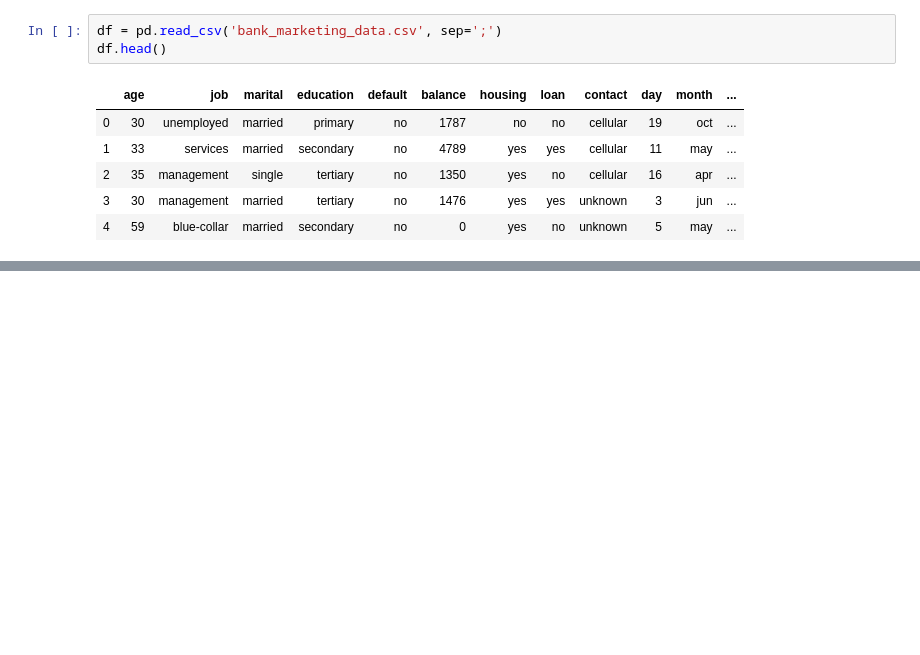
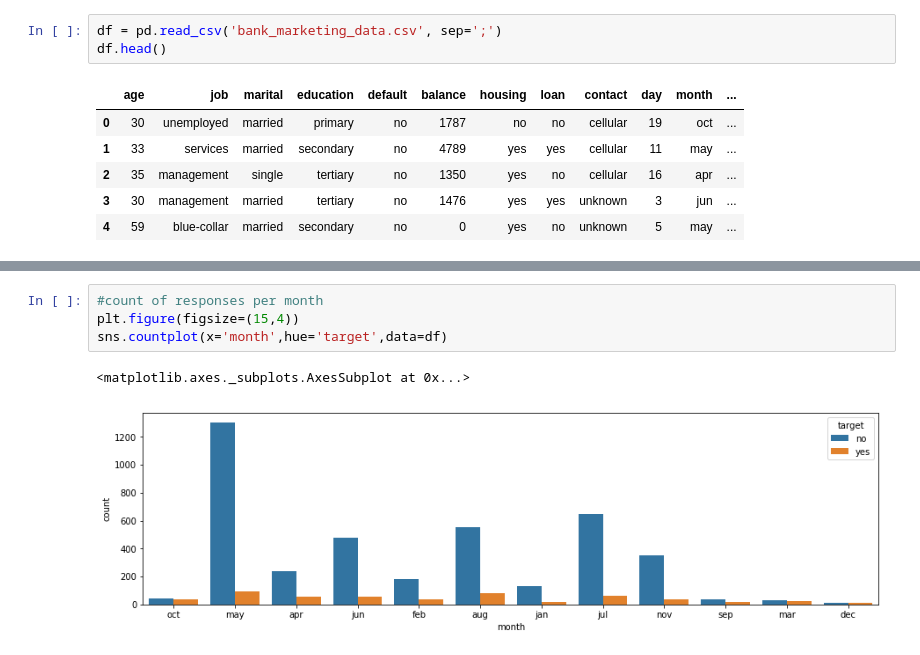
Before and after one commit to ThePhiri/datascienceAssessment, a Jupyter notebook: Assessment.ipynb, the cells around one changed output, grey strips where cells are left out. Saved outputs shown, nothing was run; the diff lists cells and outputs as text; blank space fills up the shorter version.

```diff
--- a/Assessment.ipynb
+++ b/Assessment.ipynb
@@ -41,0 +54,7 @@ enc = OneHotEncoder(handle_unknown='ignore')
+# %%
+#count of responses per month
+plt.figure(figsize=(15,4))
+sns.countplot(x='month',hue='target',data=df)
+# %% [output]
+<matplotlib.axes._subplots.AxesSubplot at 0x...>
+[figure, added]
```
Also changed, not shown: parts of 27 cells of this notebook.
